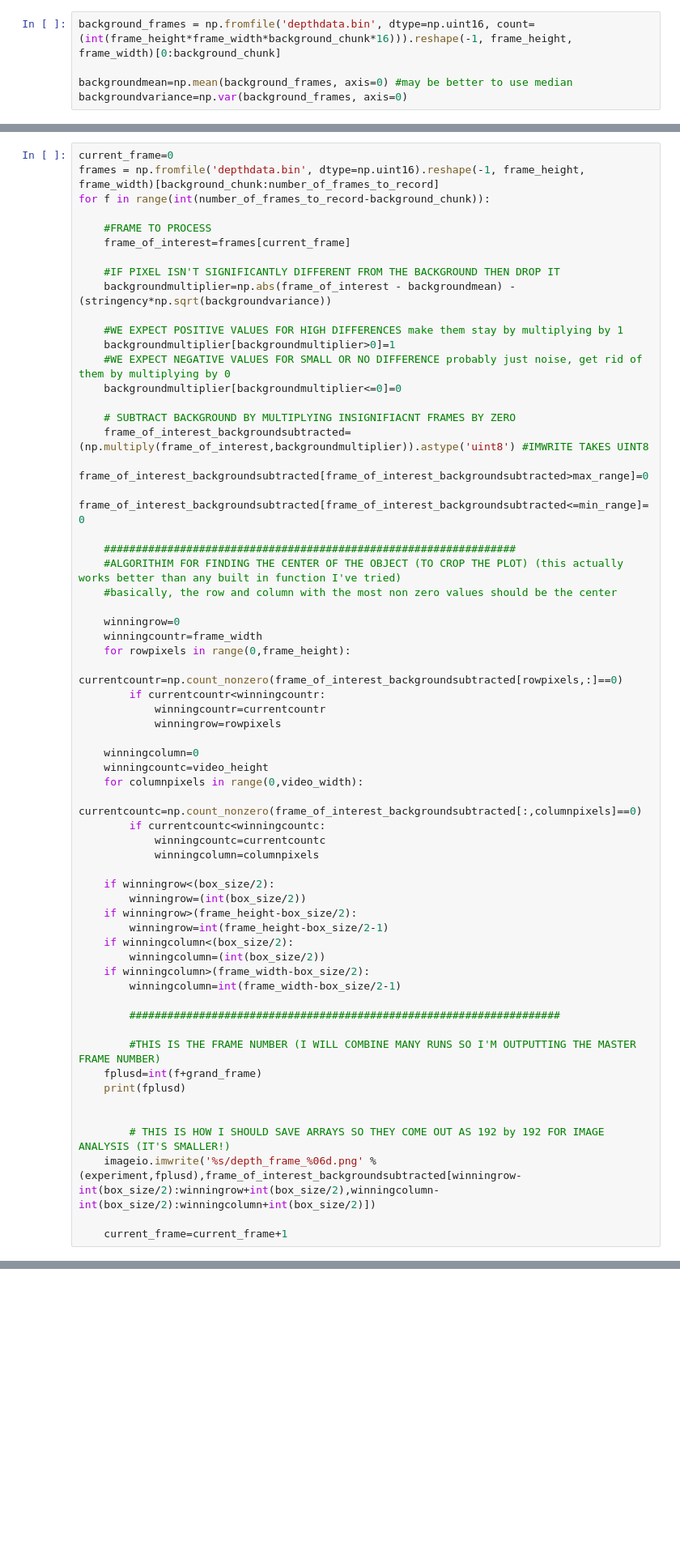
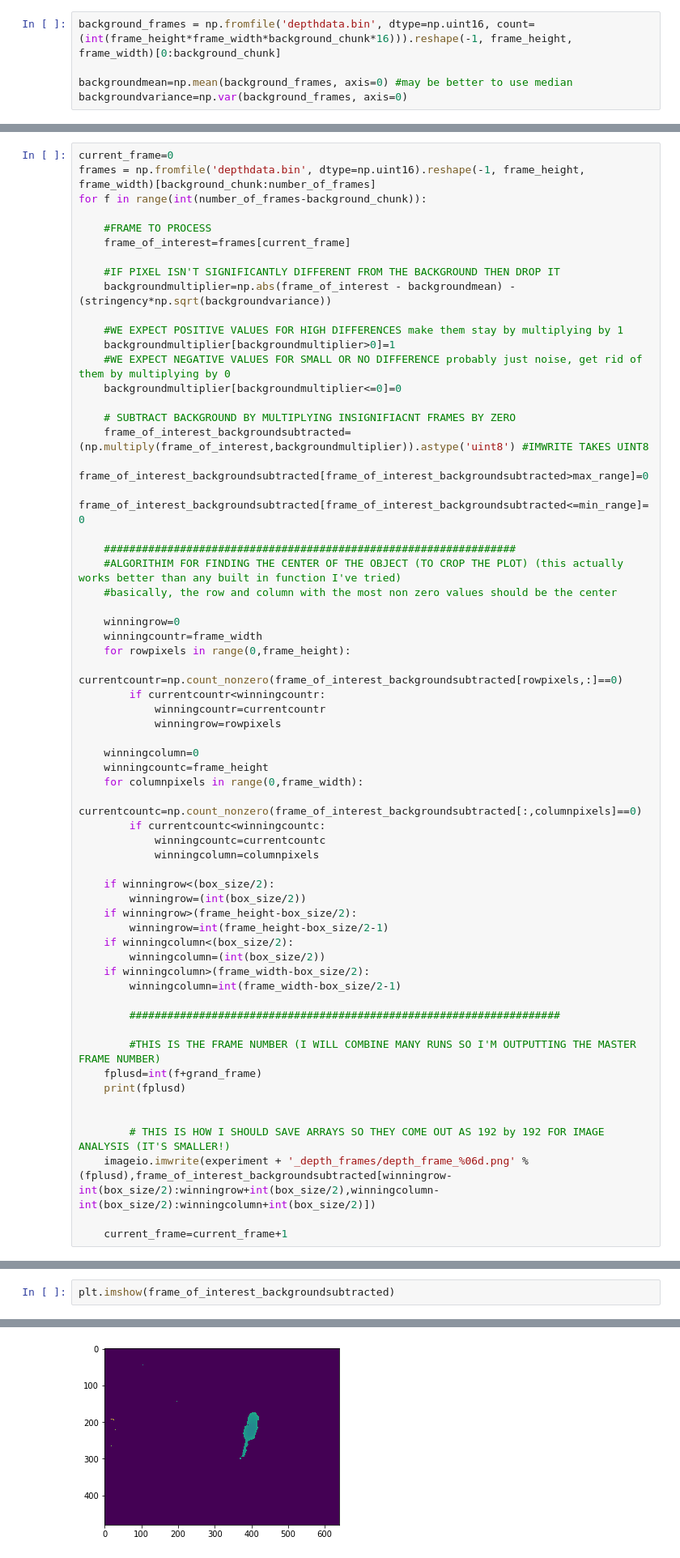
Before and after one commit to GitwellAnyohub/Real_Sensible_Moseq, a Jupyter notebook: data_acquisition/d415_acquisition_process_only.ipynb, the cells around one changed output, grey strips where cells are left out. Shown: that part at 81% size. Cells and saved outputs as stored; diff of their text form; blank space fills up the shorter version.

```diff
--- a/data_acquisition/d415_acquisition_process_only.ipynb
+++ b/data_acquisition/d415_acquisition_process_only.ipynb
@@ -50,7 +58,7 @@ plt.imshow(background_frames[6])
 # %%
 current_frame=0
-frames = np.fromfile('depthdata.bin', dtype=np.uint16).reshape(-1, frame_height, frame_width)[background_chunk:number_of_frames_to_record]
-for f in range(int(number_of_frames_to_record-background_chunk)):
+frames = np.fromfile('depthdata.bin', dtype=np.uint16).reshape(-1, frame_height, frame_width)[background_chunk:number_of_frames]
+for f in range(int(number_of_frames-background_chunk)):
 
     #FRAME TO PROCESS
     frame_of_interest=frames[current_frame]
@@ -81,8 +89,8 @@ for f in range(int(number_of_frames_to_record-background_chunk)):
             winningrow=rowpixels
 
     winningcolumn=0
-    winningcountc=video_height
-    for columnpixels in range(0,video_width):
+    winningcountc=frame_height
+    for columnpixels in range(0,frame_width):
         currentcountc=np.count_nonzero(frame_of_interest_backgroundsubtracted[:,columnpixels]==0)
         if currentcountc<winningcountc:
             winningcountc=currentcountc
@@ -105,6 +113,6 @@ for f in range(int(number_of_frames_to_record-background_chunk)):
 
 
         # THIS IS HOW I SHOULD SAVE ARRAYS SO THEY COME OUT AS 192 by 192 FOR IMAGE ANALYSIS (IT'S SMALLER!)
-    imageio.imwrite('%s/depth_frame_%06d.png' %(experiment,fplusd),frame_of_interest_backgroundsubtracted[winningrow-int(box_size/2):winningrow+int(box_size/2),winningcolumn-int(box_size/2):winningcolumn+int(box_size/2)])
+    imageio.imwrite(experiment + '_depth_frames/depth_frame_%06d.png' %(fplusd),frame_of_interest_backgroundsubtracted[winningrow-int(box_size/2):winningrow+int(box_size/2),winningcolumn-int(box_size/2):winningcolumn+int(box_size/2)])
 
     current_frame=current_frame+1
@@ -110,0 +137,3 @@ for f in range(int(number_of_frames_to_record-background_chunk)):
+# %%
+plt.imshow(frame_of_interest_backgroundsubtracted)
+# %% [output]
@@ -110,0 +141 @@ for f in range(int(number_of_frames_to_record-background_chunk)):
+[figure, added]
```
Also changed, not shown: parts of 6 cells of this notebook.
